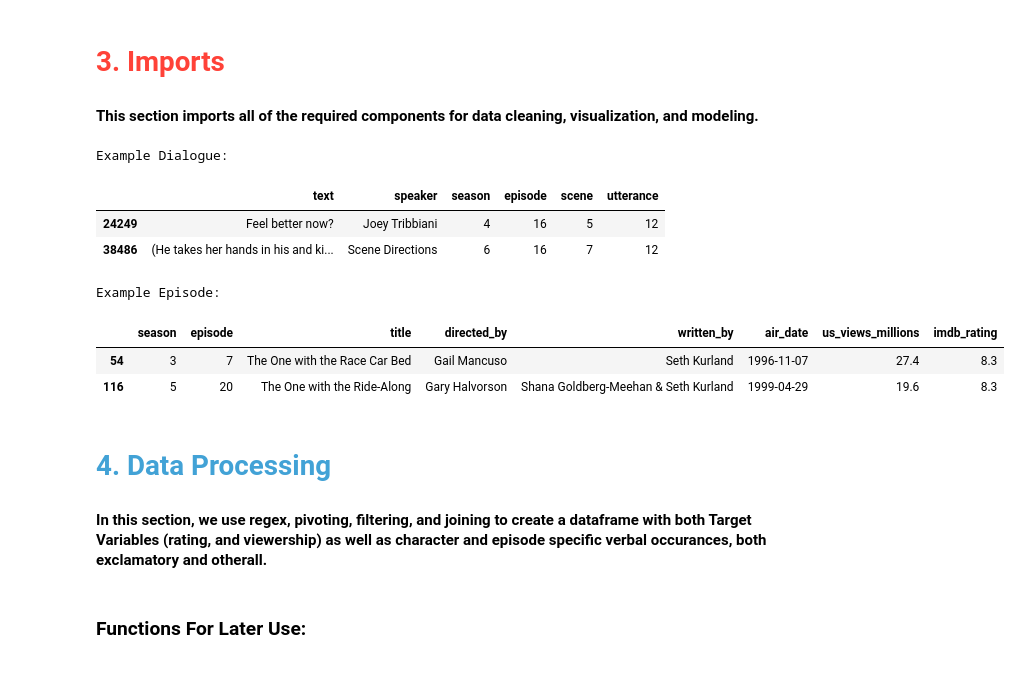
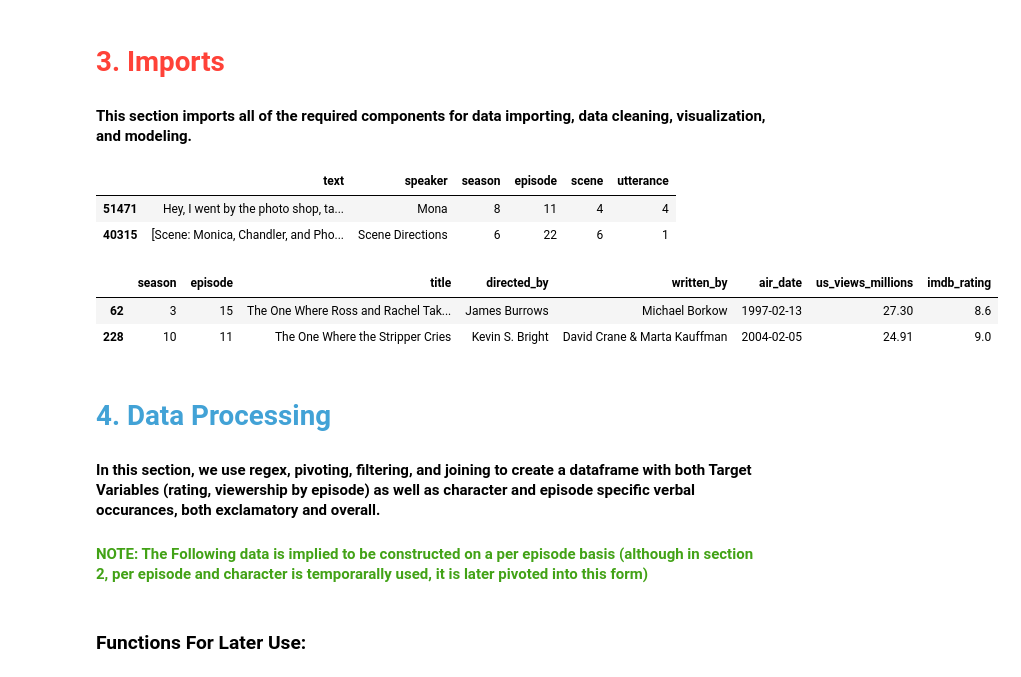
Before and after one commit to OMacgowan/episode_rating_predictor, a Jupyter notebook: main.ipynb, the cells around one changed output. Drawn from its saved outputs; the diff is of its cells as text; code cells hidden in the pictures.

```diff
--- a/main.ipynb
+++ b/main.ipynb
@@ -35,6 +37,6 @@ Our goal is to explore whether a correlation exists between the overall use of e
 # %% [markdown]
 # <span style="color:#ff4238;">__3. Imports__</span>
-#### This section imports all of the required components for data cleaning, visualization, and modeling.
+#### This section imports all of the required components for data importing, data cleaning, visualization, and modeling.
 # %%
 import pandas as pd
 import numpy as np
@@ -53,25 +54,15 @@ from sklearn.linear_model import Ridge, RidgeCV, Lasso, LassoCV
 import sklearn.metrics as sklm
 # %%
-dialogue = pd.read_csv(("https://raw.githubusercontent.com/"
- "rfordatascience/tidytuesday/master/data/"
- "2020/2020-09-08/friends.csv"))
-
-print("Example Dialogue:")
+dialogue = pd.read_csv(("https://raw.githubusercontent.com/rfordatascience/tidytuesday/master/data/2020/2020-09-08/friends.csv"))
 dialogue.sample(2)
 # %% [output]
-Example Dialogue:
 |  | text | speaker | season | episode | scene | utterance |
-| 24249 | Feel better now? | Joey Tribbiani | 4 | 16 | 5 | 12 |
-| 38486 | (He takes her hands in his and ki... | Scene Directions | 6 | 16 | 7 | 12 |
+| 51471 | Hey, I went by the photo shop, ta... | Mona | 8 | 11 | 4 | 4 |
+| 40315 | [Scene: Monica, Chandler, and Pho... | Scene Directions | 6 | 22 | 6 | 1 |
 # %%
-episodes = pd.read_csv(("https://raw.githubusercontent.com/"
- "rfordatascience/tidytuesday/master/data/"
- "2020/2020-09-08/friends_info.csv"))
-
-print("Example Episode:")
+episodes = pd.read_csv(("https://raw.githubusercontent.com/rfordatascience/tidytuesday/master/data/2020/2020-09-08/friends_info.csv"))
 episodes.sample(2)
 # %% [output]
-Example Episode:
 |  | season | episode | title | directed_by | written_by | air_date | us_views_millions | imdb_rating |
-| 54 | 3 | 7 | The One with the Race Car Bed | Gail Mancuso | Seth Kurland | 1996-11-07 | 27.4 | 8.3 |
-| 116 | 5 | 20 | The One with the Ride-Along | Gary Halvorson | Shana Goldberg-Meehan & Seth Kurland | 1999-04-29 | 19.6 | 8.3 |
+| 62 | 3 | 15 | The One Where Ross and Rachel Tak... | James Burrows | Michael Borkow | 1997-02-13 | 27.30 | 8.6 |
+| 228 | 10 | 11 | The One Where the Stripper Cries | Kevin S. Bright | David Crane & Marta Kauffman | 2004-02-05 | 24.91 | 9.0 |
@@ -78,3 +80,5 @@ Example Episode:
 # %% [markdown]
 # <span style="color:#42a2d6;">__4. Data Processing__</span>
-#### In this section, we use regex, pivoting, filtering, and joining to create a dataframe with both Target Variables (rating, and viewership) as well as character and episode specific verbal occurances, both exclamatory and otherall.
+#### In this section, we use regex, pivoting, filtering, and joining to create a dataframe with both Target Variables (rating, viewership by episode) as well as character and episode specific verbal occurances, both exclamatory and overall.
+
+#### <span style="color:#42a216;"> NOTE: The Following data is implied to be constructed on a per episode basis (although in section 2, per episode and character is temporarally used, it is later pivoted into this form) </span>
```
Also changed, not shown: parts of 29 cells of this notebook.
